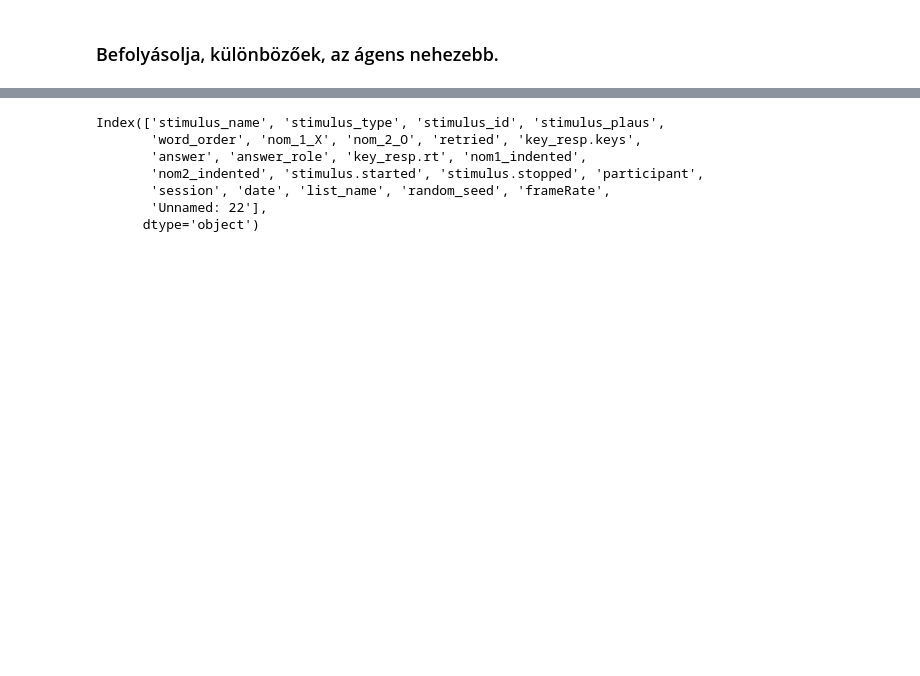
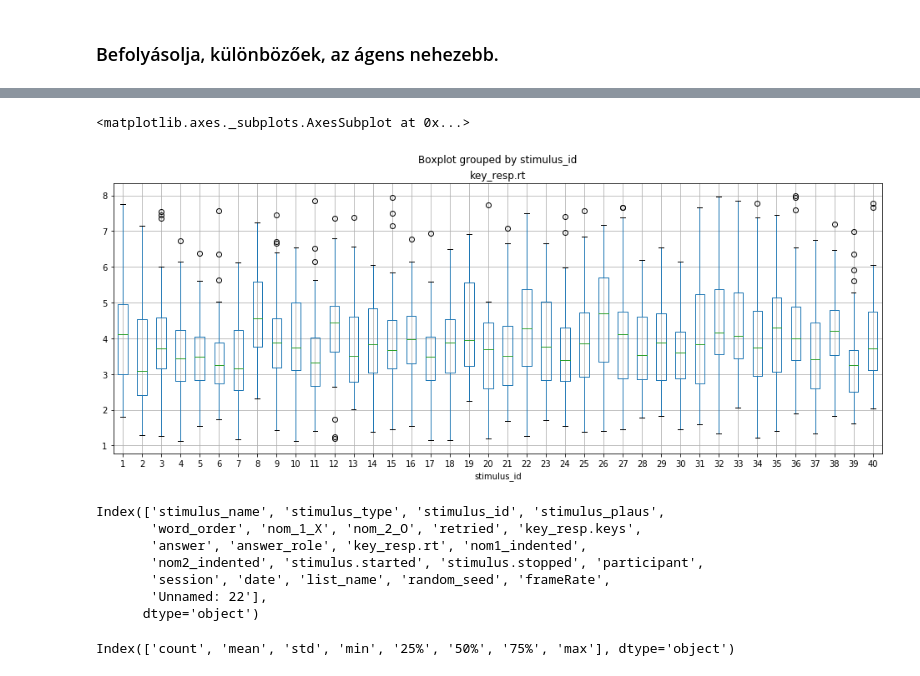
Before and after one commit to levaid/nominalization_plausability_psypy, a Jupyter notebook: hypothesis_testing/testing.ipynb, the cells around one changed output, grey strips where cells are left out. Saved outputs shown, nothing was run; the diff lists cells and outputs as text; code cells hidden in the pictures; blank space fills up the shorter version.

```diff
--- a/hypothesis_testing/testing.ipynb
+++ b/hypothesis_testing/testing.ipynb
@@ -182,3 +149,8 @@ te_ary = te.fit(dataset).transform(dataset)
+# %%
+df.boxplot(column = 'key_resp.rt', by='stimulus_id', figsize=(16,6), rot = 0)
+# %% [output]
+<matplotlib.axes._subplots.AxesSubplot at 0x...>
+[figure, added]
 # %%
 df.columns
 # %% [output]
@@ -197,0 +168,4 @@ frequent_itemsets
+# %%
+rt_summ.columns
+# %% [output]
+Index(['count', 'mean', 'std', 'min', '25%', '50%', '75%', 'max'], dtype='object')
```
Also changed, not shown: parts of 30 cells of this notebook.
